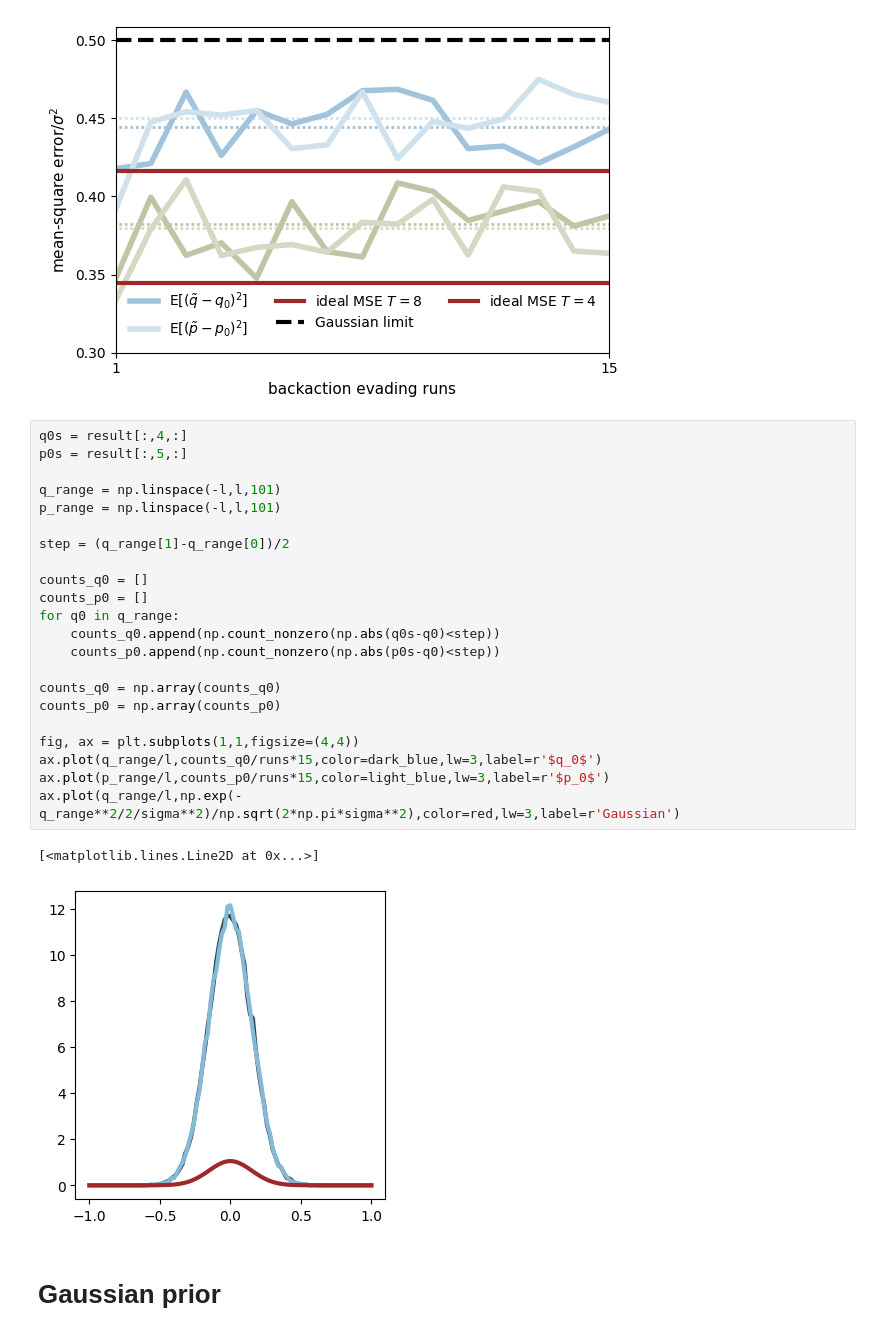
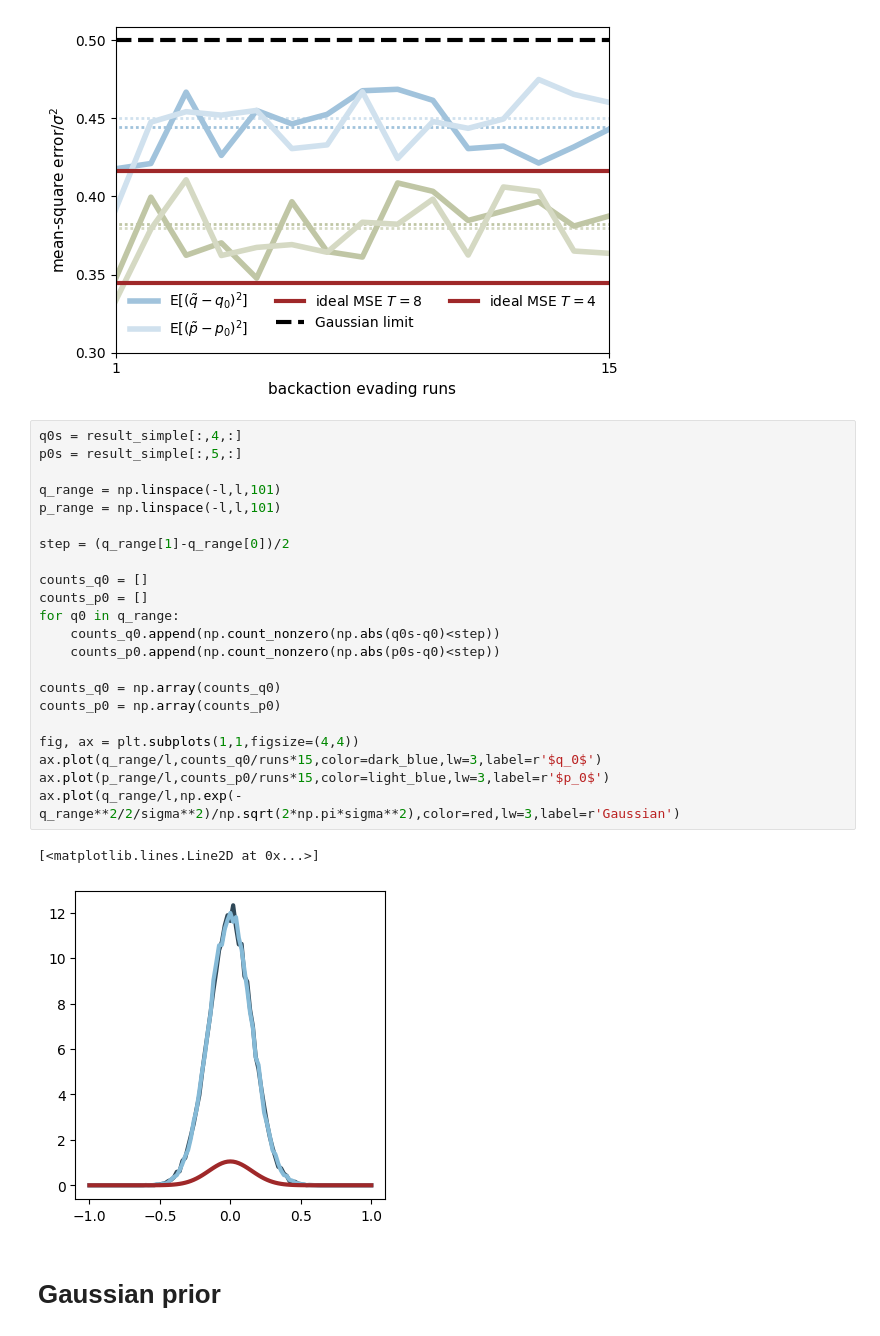
Before and after one commit to LautaroLabarcaG/Quantum-sensing-of-displacements-with-stabilized-GKP-states, a Jupyter notebook: Noiseless/Codes/metrological-potential-noiseless-sBs.ipynb, the cells around one changed output. Cells and saved outputs as stored; diff of their text form.

```diff
--- a/Noiseless/Codes/metrological-potential-noiseless-sBs.ipynb
+++ b/Noiseless/Codes/metrological-potential-noiseless-sBs.ipynb
@@ -772,30 +841,30 @@ T: 8 M: 4 0.38245863518581685 0.3797712670280016
 T: 8 0.34439905996394243
 [figure]
 # %%
-q0s = result[:,4,:]
-p0s = result[:,5,:]
+q0s = result_simple[:,4,:]
+p0s = result_simple[:,5,:]
 
 q_range = np.linspace(-l,l,101)
 p_range = np.linspace(-l,l,101)
 
 step = (q_range[1]-q_range[0])/2
 
 counts_q0 = []
 counts_p0 = []
 for q0 in q_range:
     counts_q0.append(np.count_nonzero(np.abs(q0s-q0)<step))
     counts_p0.append(np.count_nonzero(np.abs(p0s-q0)<step))
 
 counts_q0 = np.array(counts_q0)
 counts_p0 = np.array(counts_p0)
 
 fig, ax = plt.subplots(1,1,figsize=(4,4))
 ax.plot(q_range/l,counts_q0/runs*15,color=dark_blue,lw=3,label=r'$q_0$')
 ax.plot(p_range/l,counts_p0/runs*15,color=light_blue,lw=3,label=r'$p_0$')
 ax.plot(q_range/l,np.exp(-q_range**2/2/sigma**2)/np.sqrt(2*np.pi*sigma**2),color=red,lw=3,label=r'Gaussian')
 # %% [output]
 [<matplotlib.lines.Line2D at 0x...>]
-[figure, old version]
+[figure, new version]
 # %% [markdown]
 # Gaussian prior
 # %% [markdown]
```
Also changed, not shown: parts of 3 cells of this notebook, 20 other files.
